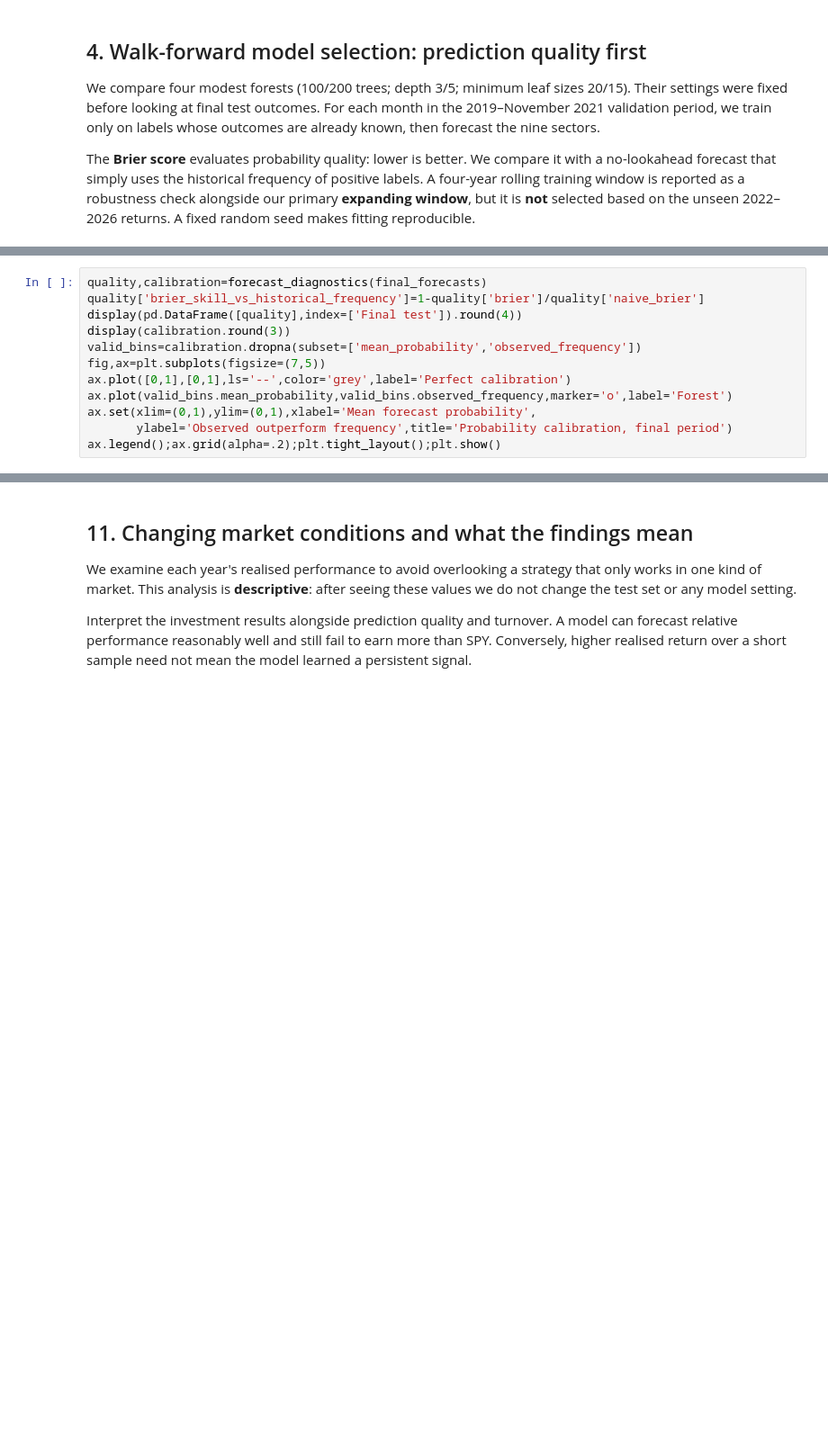
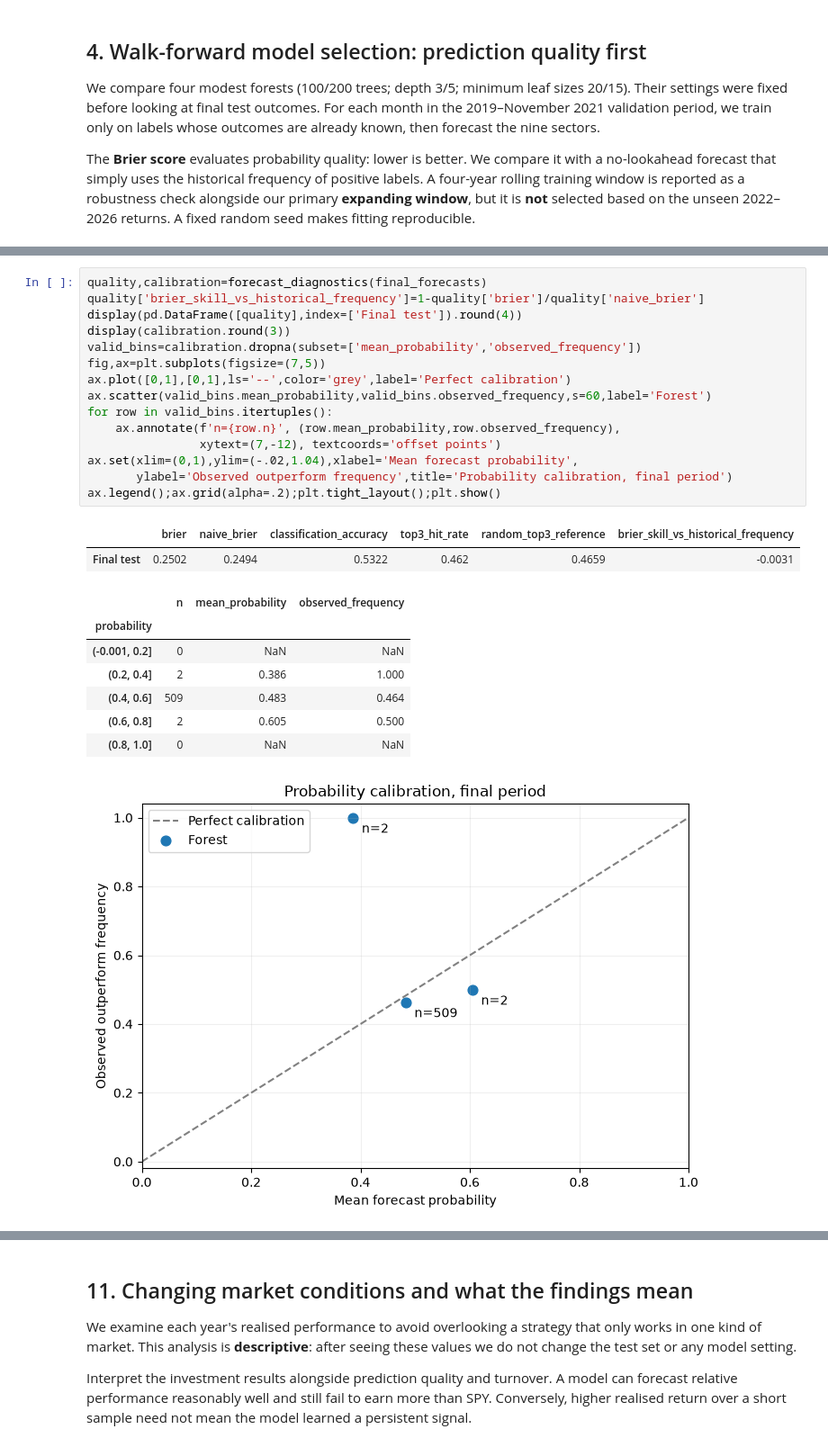
Before and after one commit to schwartzberg/hed_ml_w_finance, a Jupyter notebook: notebooks/Finance_with_ML_CSCI_E278.ipynb, the cells around one changed output, grey strips where cells are left out. Shown at 90% size. Saved outputs shown, nothing was run; the diff lists cells and outputs as text; blank space fills up the shorter version.

```diff
--- a/notebooks/Finance_with_ML_CSCI_E278.ipynb
+++ b/notebooks/Finance_with_ML_CSCI_E278.ipynb
@@ -438,13 +540,27 @@ The Brier score measures probability quality, not investment profit and not rank
 # %%
 quality,calibration=forecast_diagnostics(final_forecasts)
 quality['brier_skill_vs_historical_frequency']=1-quality['brier']/quality['naive_brier']
 display(pd.DataFrame([quality],index=['Final test']).round(4))
 display(calibration.round(3))
 valid_bins=calibration.dropna(subset=['mean_probability','observed_frequency'])
 fig,ax=plt.subplots(figsize=(7,5))
 ax.plot([0,1],[0,1],ls='--',color='grey',label='Perfect calibration')
-ax.plot(valid_bins.mean_probability,valid_bins.observed_frequency,marker='o',label='Forest')
-ax.set(xlim=(0,1),ylim=(0,1),xlabel='Mean forecast probability',
+ax.scatter(valid_bins.mean_probability,valid_bins.observed_frequency,s=60,label='Forest')
+for row in valid_bins.itertuples():
+    ax.annotate(f'n={row.n}', (row.mean_probability,row.observed_frequency),
+                xytext=(7,-12), textcoords='offset points')
+ax.set(xlim=(0,1),ylim=(-.02,1.04),xlabel='Mean forecast probability',
        ylabel='Observed outperform frequency',title='Probability calibration, final period')
 ax.legend();ax.grid(alpha=.2);plt.tight_layout();plt.show()
+# %% [output]
+|  | brier | naive_brier | classification_accuracy | top3_hit_rate | random_top3_reference | brier_skill_vs_historical_frequency |
+| Final test | 0.2502 | 0.2494 | 0.5322 | 0.462 | 0.4659 | -0.0031 |
+|  | n | mean_probability | observed_frequency |
+| probability |  |  |  |
+| (-0.001, 0.2] | 0 | NaN | NaN |
+| (0.2, 0.4] | 2 | 0.386 | 1.000 |
+| (0.4, 0.6] | 509 | 0.483 | 0.464 |
+| (0.6, 0.8] | 2 | 0.605 | 0.500 |
+| (0.8, 1.0] | 0 | NaN | NaN |
+[figure, added]
 # %% [markdown]
```
Also changed, not shown: parts of 20 cells of this notebook, 8 other files.
